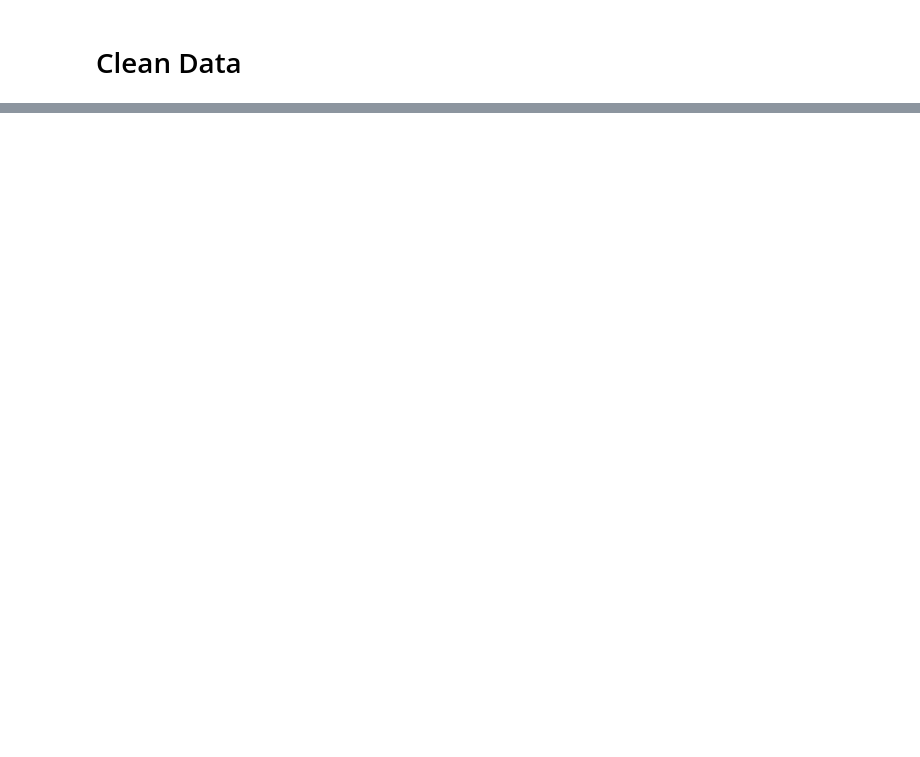
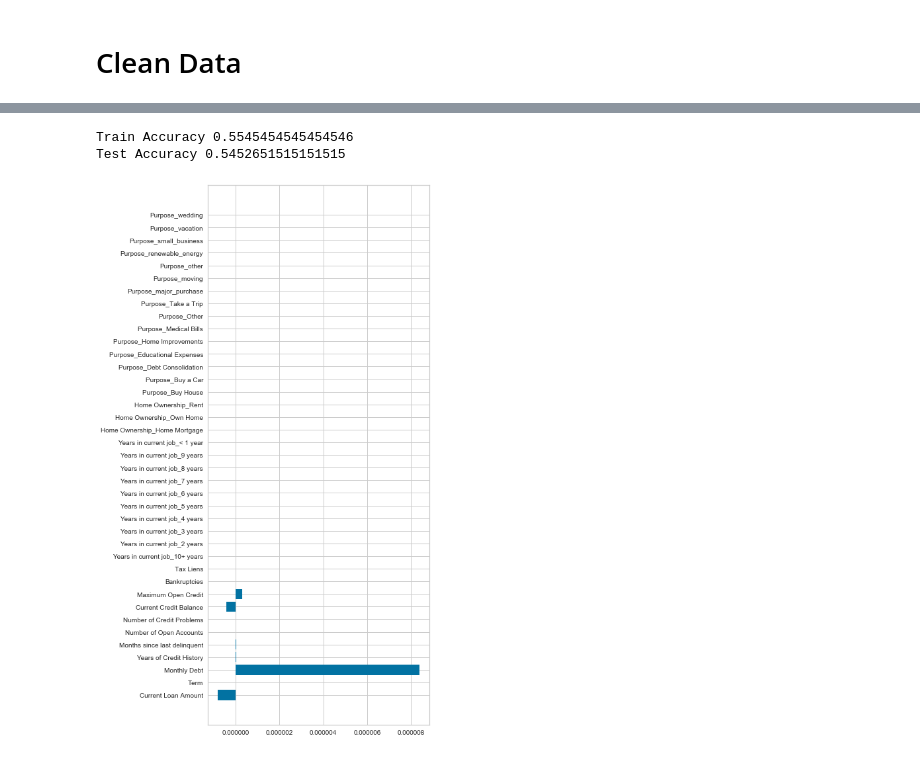
Before and after one commit to LaurentStar/Bank-Loans, a Jupyter notebook: master.ipynb, the cells around one changed output, grey strips where cells are left out. Drawn from its saved outputs; the diff is of its cells as text; code cells hidden in the pictures; blank space fills up the shorter version.

```diff
--- a/master.ipynb
+++ b/master.ipynb
@@ -97,0 +76,26 @@ memory usage: 3.1+ MB
+# %%
+# One hot encoding all other object columns
+
+ohe = OneHotEncoder(drop="first")
+cat_var = prep_df.select_dtypes(include="object")
+array_to_df = ohe.fit_transform(cat_var).toarray()  # Array values of the transformed columns
+encoded = pd.DataFrame(array_to_df, columns=ohe.get_feature_names(cat_var.columns))  # Creating a pandas dataframe
+prep_df = prep_df.join(encoded, how="left")
+# %%
+# Getting ride of all object columns for the model
+_ = prep_df.select_dtypes(include="object").columns
+prep_df.drop(columns=_, axis=1, inplace=True)
+# %%
+# Fixing class imbalance
+
+majority_df = prep_df[prep_df['Loan Status_Fully Paid']==1]
+
+minority_df = prep_df[prep_df['Loan Status_Fully Paid']==0]
+minority_df = resample(minority_df, replace=True, n_samples=13200, random_state=123)
+
+prep_df = pd.concat([majority_df, minority_df])
+# %%
+# Preparing the X,y train test data
+X = prep_df.drop(columns='Loan Status_Fully Paid', axis=1)
+y = prep_df['Loan Status_Fully Paid']
+X_train, X_test, y_train, y_test = train_test_split(X, y, test_size= 0.2)
@@ -97,0 +108,13 @@ memory usage: 3.1+ MB
+# %%
+logr_clf = LogisticRegression()
+logr_clf.fit(X_train, y_train)
+y_pred = logr_clf.predict(X_train)
+
+print('Train Accuracy', logr_clf.score(X_train, y_train))
+print('Test Accuracy', logr_clf.score(X_test, y_test))
+fig, ax = plt.subplots(figsize=(6, 15))
+ax.barh(y=X_train.columns, width=logr_clf.coef_[0]);
+# %% [output]
+Train Accuracy 0.5545454545454546
+Test Accuracy 0.5452651515151515
+[figure, added]
```
Also changed, not shown: parts of 20 cells of this notebook.
